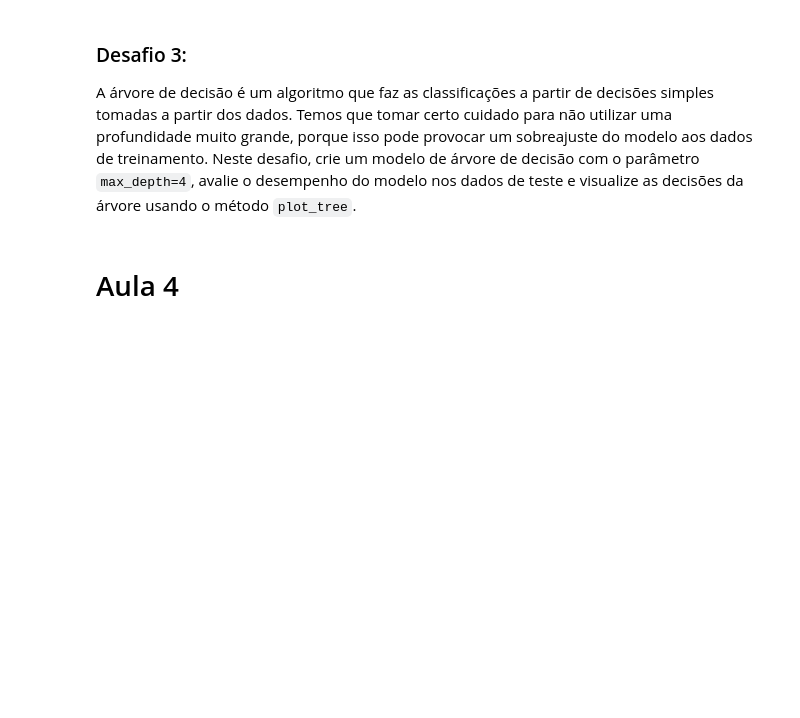
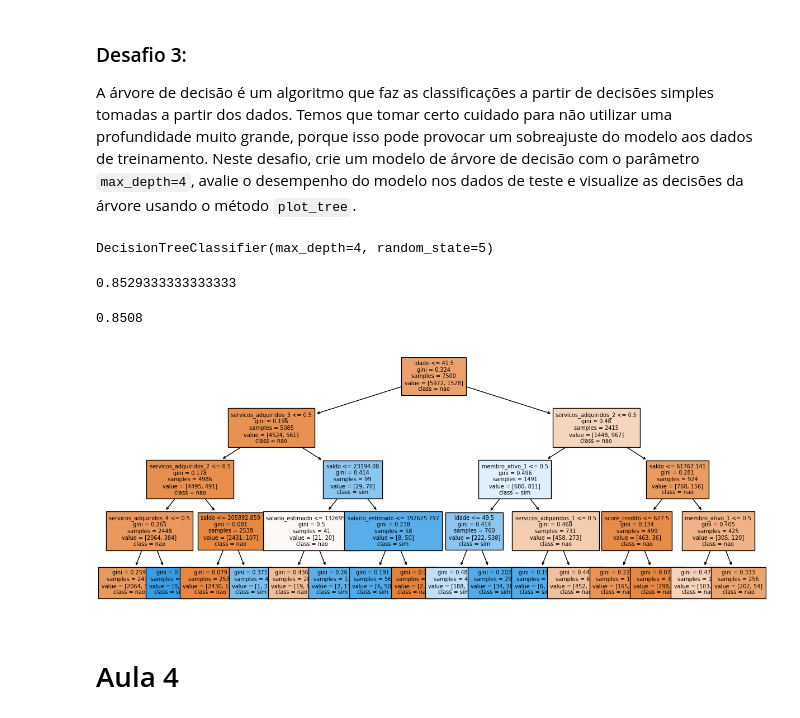
Before and after one commit to BK-1314/ml-classificacao, a Jupyter notebook: Desafios_+Hora+da+prática.ipynb, the cells around one changed output. Drawn from its saved outputs; the diff is of its cells as text; code cells hidden in the pictures; blank space fills up the shorter version.

```diff
--- a/Desafios_+Hora+da+prática.ipynb
+++ b/Desafios_+Hora+da+prática.ipynb
@@ -125,3 +162,5 @@ A separação dos dados entre conjunto de treinamento e teste é essencial para
+# %%
+x_treino, x_teste, y_treino, y_teste = train_test_split(x, y, stratify = y,  random_state = 5)
 # %% [markdown]
 ### Desafio 2:
 
@@ -128,0 +170,5 @@ Um modelo de base é muito importante para definir um critério de comparação
+# %%
+dummy = DummyClassifier()
+dummy.fit(x_treino, y_treino)
+
+dummy.score(x_teste, y_teste)
@@ -133,3 +184,37 @@ A árvore de decisão é um algoritmo que faz as classificações a partir de de
+# %%
+arvore = DecisionTreeClassifier(max_depth = 4, random_state =5)
+arvore.fit(x_treino, y_treino)
+# %% [output]
+DecisionTreeClassifier(max_depth=4, random_state=5)
+# %%
+arvore.score(x_treino, y_treino)
+# %% [output]
+0.8529333333333333
+# %%
+arvore.score(x_teste, y_teste)
+# %% [output]
+0.8508
+# %%
+nome_colunas = ['pais_Alemanha',
+'pais_Espanha',
+'pais_França',
+'sexo_biologico_Mulher',
+'servicos_adquiridos_1',
+'servicos_adquiridos_2',
+'servicos_adquiridos_3',
+'servicos_adquiridos_4',
+'tem_cartao_credito_1',
+'membro_ativo_1',
+'score_credito',
+'idade',
+'anos_de_cliente',
+'saldo',
+'salario_estimado']
+# %%
+plt.figure(figsize = (15, 6))
+plot_tree(arvore, filled = True, class_names = ['nao', 'sim'],fontsize = 7, feature_names = nome_colunas);
+# %% [output]
+[figure, added]
 # %% [markdown]
 # Aula 4
 # %% [markdown]
```
Also changed, not shown: parts of 12 cells of this notebook.
